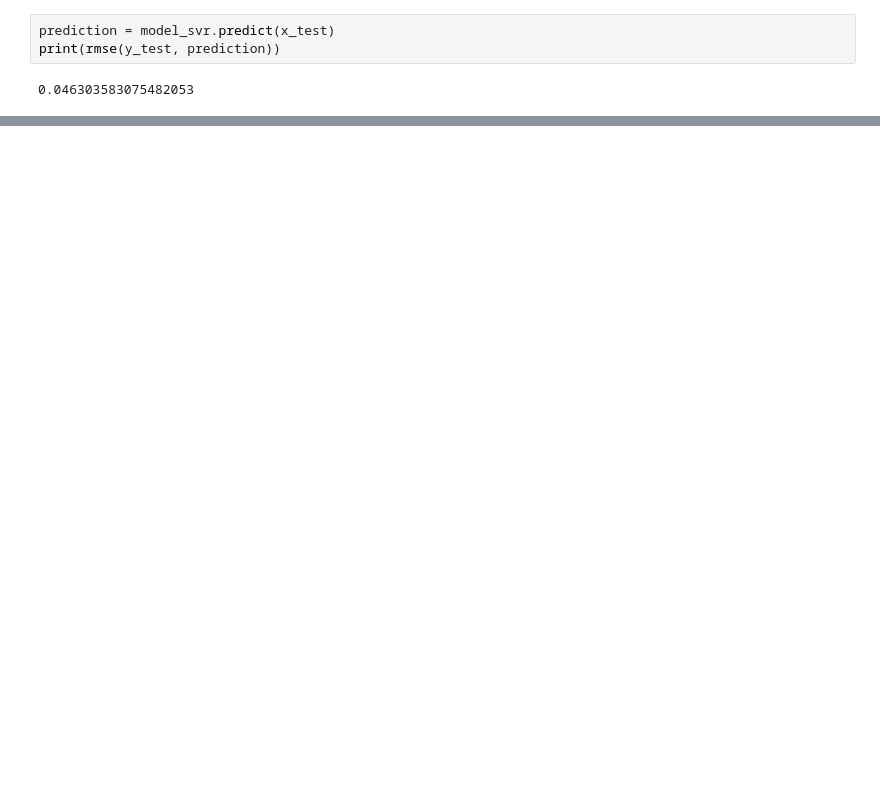
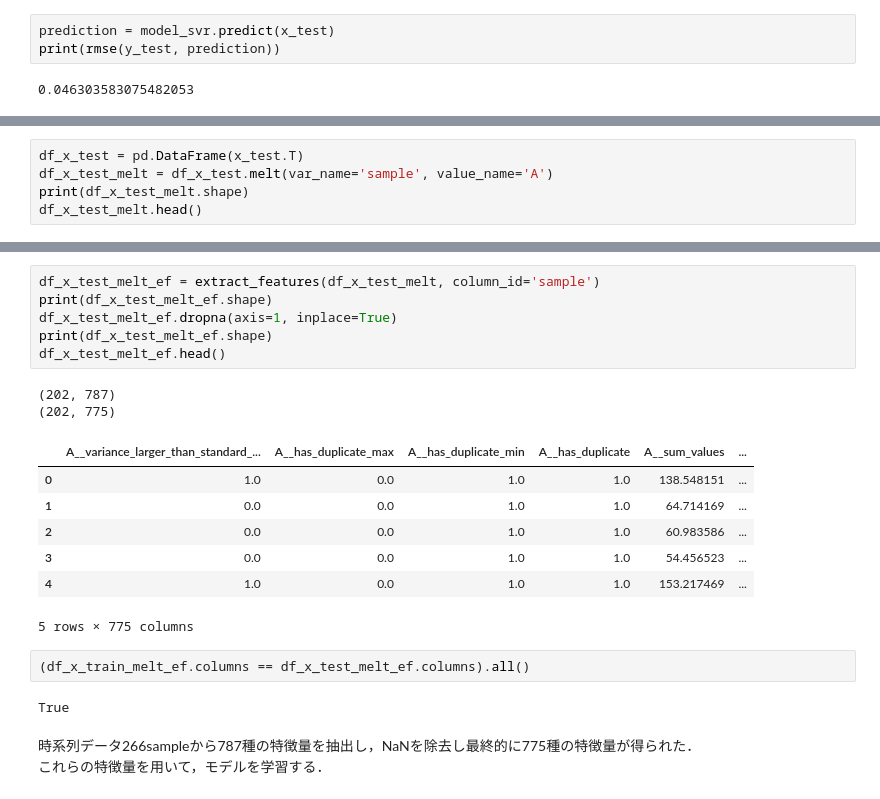
Before and after one commit to ryoma-jp/samples, a Jupyter notebook: python/feature_engineering/00_Overview.ipynb, the cells around one changed output, grey strips where cells are left out. Saved outputs shown, nothing was run; the diff lists cells and outputs as text; blank space fills up the shorter version.

```diff
--- a/python/feature_engineering/00_Overview.ipynb
+++ b/python/feature_engineering/00_Overview.ipynb
@@ -107,0 +142,5 @@ print(rmse(y_test, prediction))
+# %%
+df_x_test = pd.DataFrame(x_test.T)
+df_x_test_melt = df_x_test.melt(var_name='sample', value_name='A')
+print(df_x_test_melt.shape)
+df_x_test_melt.head()
@@ -107,0 +155,23 @@ print(rmse(y_test, prediction))
+# %%
+df_x_test_melt_ef = extract_features(df_x_test_melt, column_id='sample')
+print(df_x_test_melt_ef.shape)
+df_x_test_melt_ef.dropna(axis=1, inplace=True)
+print(df_x_test_melt_ef.shape)
+df_x_test_melt_ef.head()
+# %% [output]
+(202, 787)
+(202, 775)
+|  | A__variance_larger_than_standard_... | A__has_duplicate_max | A__has_duplicate_min | A__has_duplicate | A__sum_values | ... |
+| 0 | 1.0 | 0.0 | 1.0 | 1.0 | 138.548151 | ... |
+| 1 | 0.0 | 0.0 | 1.0 | 1.0 | 64.714169 | ... |
+| 2 | 0.0 | 0.0 | 1.0 | 1.0 | 60.983586 | ... |
+| 3 | 0.0 | 0.0 | 1.0 | 1.0 | 54.456523 | ... |
+| 4 | 1.0 | 0.0 | 1.0 | 1.0 | 153.217469 | ... |
+5 rows × 775 columns
+# %%
+(df_x_train_melt_ef.columns == df_x_test_melt_ef.columns).all()
+# %% [output]
+True
+# %% [markdown]
+時系列データ266sampleから787種の特徴量を抽出し，NaNを除去し最終的に775種の特徴量が得られた．
+これらの特徴量を用いて，モデルを学習する．
```
Also changed, not shown: parts of 15 cells of this notebook.
